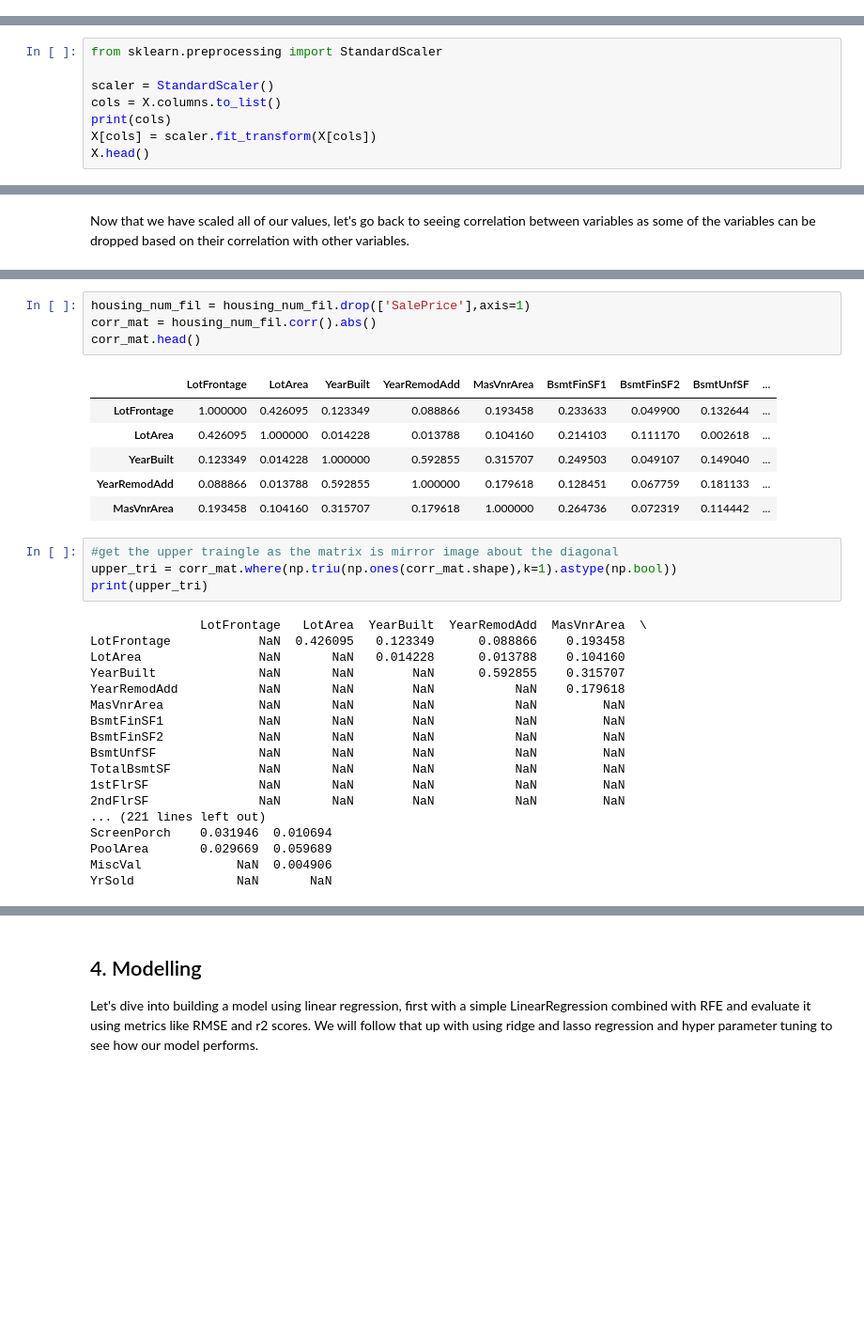
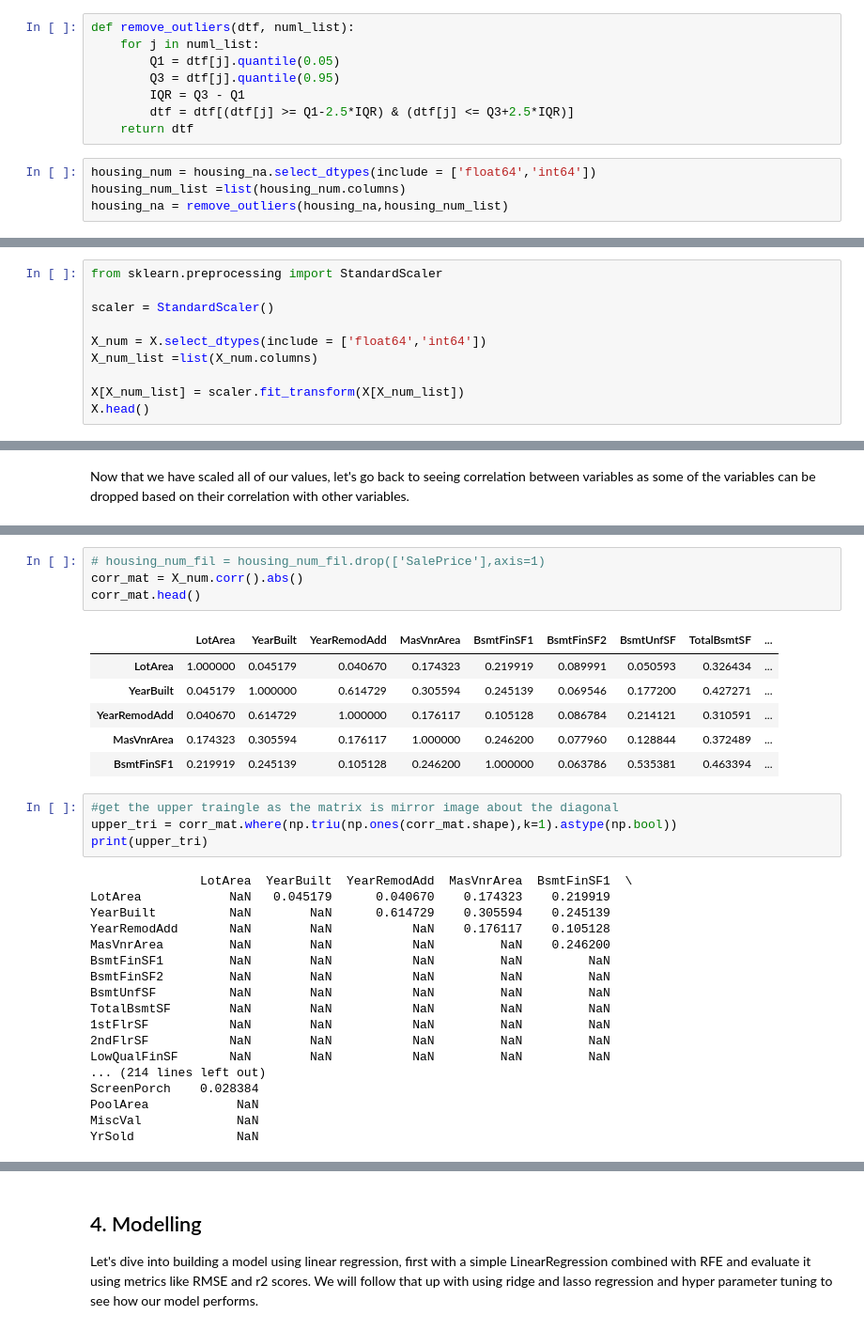
Before and after one commit to badribnarayanan/iiit-pgdml, a Jupyter notebook: AdvancedRegression/advancedregression.ipynb, the cells around one changed output, grey strips where cells are left out. Shown at 94% size. Cells and saved outputs as stored; diff of their text form; blank space fills up the shorter version.

```diff
--- a/AdvancedRegression/advancedregression.ipynb
+++ b/AdvancedRegression/advancedregression.ipynb
@@ -486,3 +488,15 @@ We now have non-null values in all the columns. Let's proceed to perform the oth
+# %%
+def remove_outliers(dtf, numl_list):
+    for j in numl_list:
+        Q1 = dtf[j].quantile(0.05)
+        Q3 = dtf[j].quantile(0.95)
+        IQR = Q3 - Q1
+        dtf = dtf[(dtf[j] >= Q1-2.5*IQR) & (dtf[j] <= Q3+2.5*IQR)]
+    return dtf
+# %%
+housing_num = housing_na.select_dtypes(include = ['float64','int64'])
+housing_num_list =list(housing_num.columns)
+housing_na = remove_outliers(housing_na,housing_num_list)
 # %% [markdown]
 #### Dummy variable creation
 # %%
@@ -580,8 +595,10 @@ Now that we have created dummy variables, let's move to the step of scaling thes
 from sklearn.preprocessing import StandardScaler
 
 scaler = StandardScaler()
-cols = X.columns.to_list()
-print(cols)
-X[cols] = scaler.fit_transform(X[cols])
+
+X_num = X.select_dtypes(include = ['float64','int64'])
+X_num_list =list(X_num.columns)
+
+X[X_num_list] = scaler.fit_transform(X[X_num_list])
 X.head()
 # %% [output]
@@ -607,34 +622,34 @@ Looking at the above heatmap, we can observe two things.
 # %%
-housing_num_fil = housing_num_fil.drop(['SalePrice'],axis=1)
-corr_mat = housing_num_fil.corr().abs()
+# housing_num_fil = housing_num_fil.drop(['SalePrice'],axis=1)
+corr_mat = X_num.corr().abs()
 corr_mat.head()
 # %% [output]
-|  | LotFrontage | LotArea | YearBuilt | YearRemodAdd | MasVnrArea | BsmtFinSF1 | BsmtFinSF2 | BsmtUnfSF | ... |
-| LotFrontage | 1.000000 | 0.426095 | 0.123349 | 0.088866 | 0.193458 | 0.233633 | 0.049900 | 0.132644 | ... |
-| LotArea | 0.426095 | 1.000000 | 0.014228 | 0.013788 | 0.104160 | 0.214103 | 0.111170 | 0.002618 | ... |
-| YearBuilt | 0.123349 | 0.014228 | 1.000000 | 0.592855 | 0.315707 | 0.249503 | 0.049107 | 0.149040 | ... |
-| YearRemodAdd | 0.088866 | 0.013788 | 0.592855 | 1.000000 | 0.179618 | 0.128451 | 0.067759 | 0.181133 | ... |
-| MasVnrArea | 0.193458 | 0.104160 | 0.315707 | 0.179618 | 1.000000 | 0.264736 | 0.072319 | 0.114442 | ... |
+|  | LotArea | YearBuilt | YearRemodAdd | MasVnrArea | BsmtFinSF1 | BsmtFinSF2 | BsmtUnfSF | TotalBsmtSF | ... |
+| LotArea | 1.000000 | 0.045179 | 0.040670 | 0.174323 | 0.219919 | 0.089991 | 0.050593 | 0.326434 | ... |
+| YearBuilt | 0.045179 | 1.000000 | 0.614729 | 0.305594 | 0.245139 | 0.069546 | 0.177200 | 0.427271 | ... |
+| YearRemodAdd | 0.040670 | 0.614729 | 1.000000 | 0.176117 | 0.105128 | 0.086784 | 0.214121 | 0.310591 | ... |
+| MasVnrArea | 0.174323 | 0.305594 | 0.176117 | 1.000000 | 0.246200 | 0.077960 | 0.128844 | 0.372489 | ... |
+| BsmtFinSF1 | 0.219919 | 0.245139 | 0.105128 | 0.246200 | 1.000000 | 0.063786 | 0.535381 | 0.463394 | ... |
 # %%
 #get the upper traingle as the matrix is mirror image about the diagonal
 upper_tri = corr_mat.where(np.triu(np.ones(corr_mat.shape),k=1).astype(np.bool))
 print(upper_tri)
 # %% [output]
-               LotFrontage   LotArea  YearBuilt  YearRemodAdd  MasVnrArea  \
-LotFrontage            NaN  0.426095   0.123349      0.088866    0.193458
-LotArea                NaN       NaN   0.014228      0.013788    0.104160
-YearBuilt              NaN       NaN        NaN      0.592855    0.315707
-YearRemodAdd           NaN       NaN        NaN           NaN    0.179618
-MasVnrArea             NaN       NaN        NaN           NaN         NaN
-BsmtFinSF1             NaN       NaN        NaN           NaN         NaN
-BsmtFinSF2             NaN       NaN        NaN           NaN         NaN
-BsmtUnfSF              NaN       NaN        NaN           NaN         NaN
-TotalBsmtSF            NaN       NaN        NaN           NaN         NaN
-1stFlrSF               NaN       NaN        NaN           NaN         NaN
-2ndFlrSF               NaN       NaN        NaN           NaN         NaN
-... (221 lines left out)
-ScreenPorch    0.031946  0.010694
-PoolArea       0.029669  0.059689
-MiscVal             NaN  0.004906
-YrSold              NaN       NaN
+               LotArea  YearBuilt  YearRemodAdd  MasVnrArea  BsmtFinSF1  \
+LotArea            NaN   0.045179      0.040670    0.174323    0.219919
+YearBuilt          NaN        NaN      0.614729    0.305594    0.245139
+YearRemodAdd       NaN        NaN           NaN    0.176117    0.105128
+MasVnrArea         NaN        NaN           NaN         NaN    0.246200
+BsmtFinSF1         NaN        NaN           NaN         NaN         NaN
+BsmtFinSF2         NaN        NaN           NaN         NaN         NaN
+BsmtUnfSF          NaN        NaN           NaN         NaN         NaN
+TotalBsmtSF        NaN        NaN           NaN         NaN         NaN
+1stFlrSF           NaN        NaN           NaN         NaN         NaN
+2ndFlrSF           NaN        NaN           NaN         NaN         NaN
+LowQualFinSF       NaN        NaN           NaN         NaN         NaN
+... (214 lines left out)
+ScreenPorch    0.028384
+PoolArea            NaN
+MiscVal             NaN
+YrSold              NaN
 # %%
```
Also changed, not shown: parts of 63 cells of this notebook.
